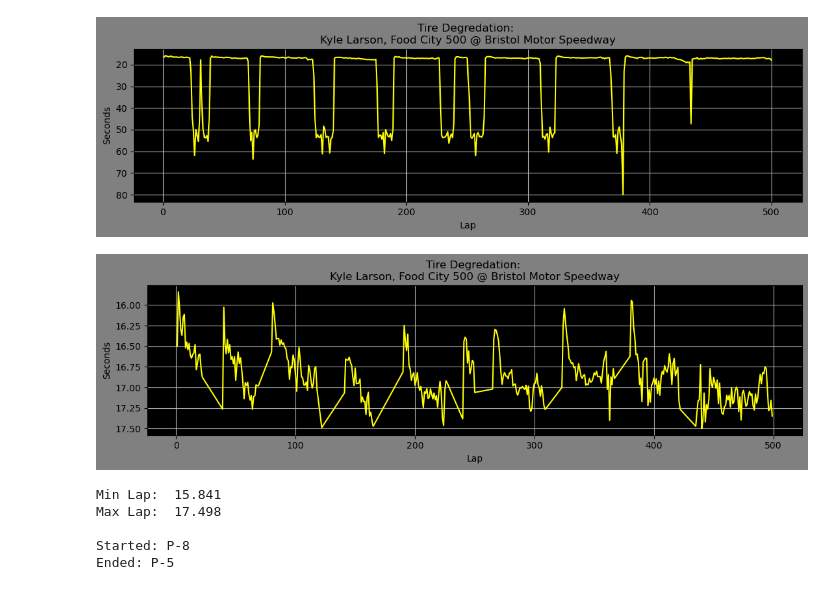
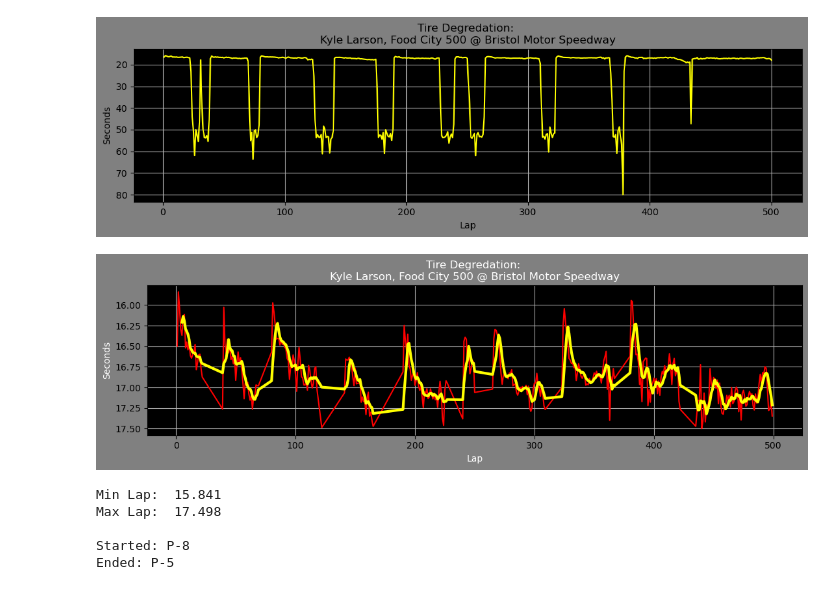
Before and after one commit to JarKanni/nascar_analysis, a Jupyter notebook: lap_times_by_race.ipynb, the cells around one changed output. Drawn from its saved outputs; the diff is of its cells as text; code cells hidden in the pictures.

Commit message:
added SMA to plot, save file name updated
- simple moving average added to graph
- save file name updated to include driver and race

```diff
--- a/lap_times_by_race.ipynb
+++ b/lap_times_by_race.ipynb
@@ -184,23 +184,28 @@ plt.show()
 [figure]
 # %%
 # plot tire degredation w/cleaned data
-
+# set laptime, lap for y, x
 laptime = race_laps['LapTime']
 lap = race_laps['Lap']
 
+
+#create simple moving average
+moving_average = laptime.rolling(5).mean()
+
 fig, ax = plt.subplots(figsize=(13,3))
-ax.plot(lap, laptime, color='yellow')
+ax.plot(lap, laptime, color='red')
+ax.plot(lap, moving_average, color='yellow', linewidth=3)
 ax.invert_yaxis()
-ax.set_xlabel('Lap')
-ax.set_ylabel('Seconds')
-ax.set_title(title)
+ax.set_xlabel('Lap', color='white')
+ax.set_ylabel('Seconds', color='white')
+ax.set_title(title, color='white')
 ax.set_facecolor('black')
 fig.set_facecolor('grey')
 ax.grid()
 plt.savefig('Tire_Degredation.png', bbox_inches = 'tight')
 plt.show()
 # %% [output]
-[figure, old version]
+[figure, new version]
 # %%
 print('Min Lap: ', race_laps['LapTime'].min())
 print('Max Lap: ', race_laps['LapTime'].max(), '\n')
```
Also changed, not shown: 1 other file.
